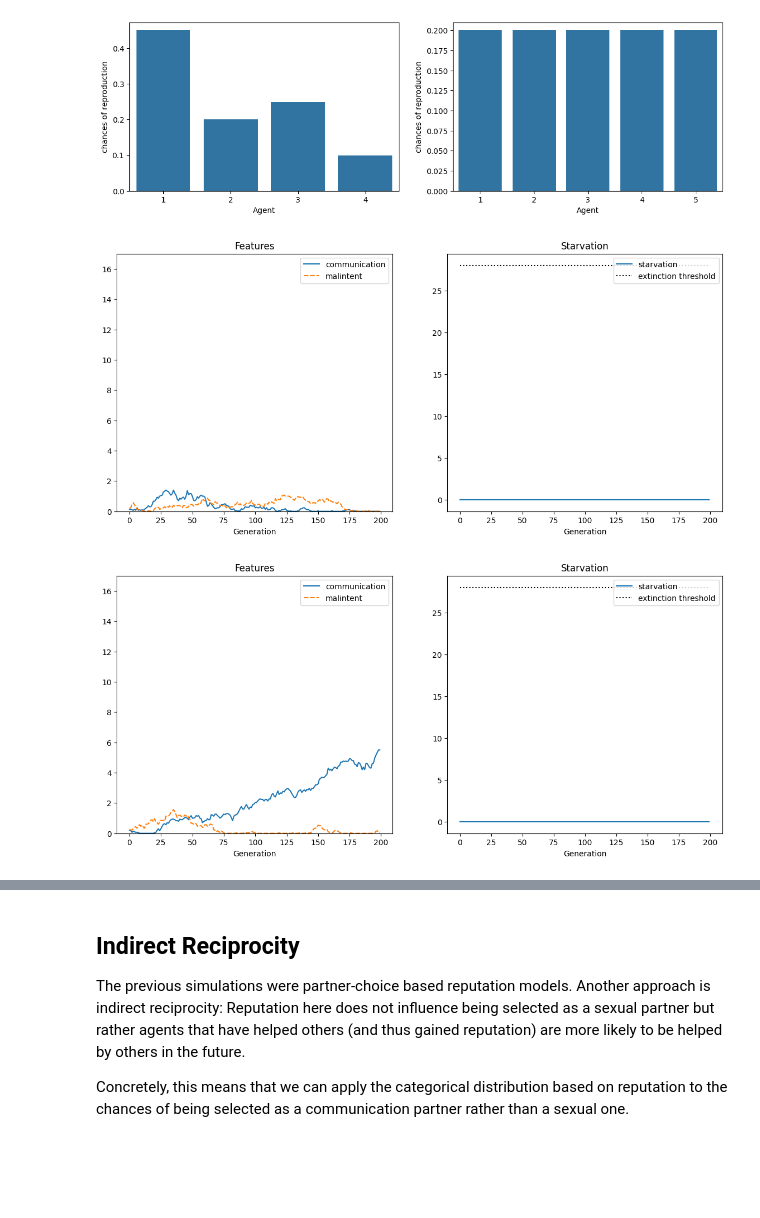
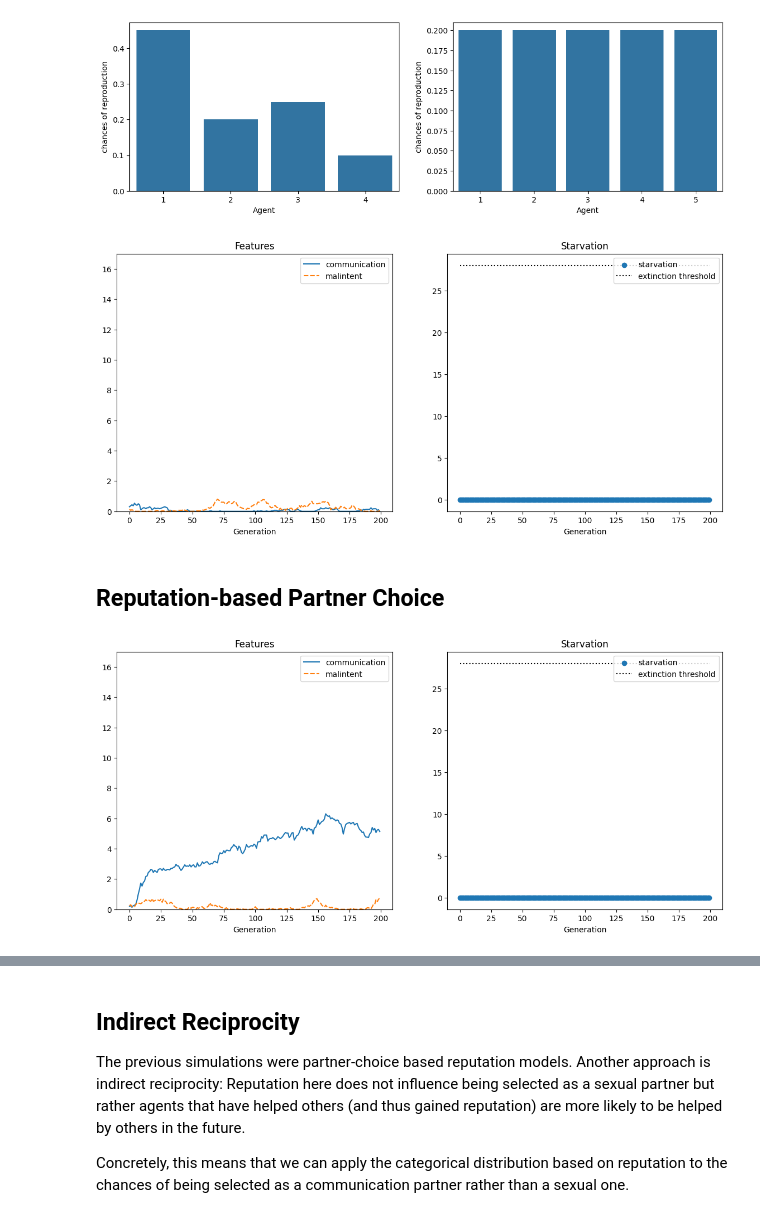
Before and after one commit to philipp-hellwig/evolution-cooperation, a Jupyter notebook: Agent_based_Model_Communication.ipynb, the cells around one changed output, grey strips where cells are left out. Cells and saved outputs as stored; diff of their text form; code cells hidden in the pictures; blank space fills up the shorter version.

Commit message:
exploration varying food opportunities

```diff
--- a/Agent_based_Model_Communication.ipynb
+++ b/Agent_based_Model_Communication.ipynb
@@ -32,7 +32,7 @@ class Agent():
     food_individual_consumption = 1.6
     food_sharing = 1.5
     food_stealing = 3
-    food_decay = 1.65
+    food_decay = 1.75
 
     # used to adjust class variables above
     @classmethod
@@ -310,7 +310,7 @@ def simulate_generation(num_food_opportunities: int, num_generations:int, popula
         features.loc[len(features.index)] = [
             np.mean(communication) if len(current_gen) > 0 else None,
             np.mean(malintent) if len(current_gen) > 0 else None,
-            (initial_generation_population_size-len(current_gen)),
+            (initial_generation_population_size-len(current_gen)) if len(current_gen) > 0 else None,
             ]
 
         # simulate reproduction with reputation:
@@ -324,7 +324,7 @@ def plot_simulation_stats(simulation_stats):
     _ = ax[0].set_xlabel("Generation")
     _ = ax[0].set_title("Features")
     _ = ax[0].set_ylim(0,17)
-    _ = ax[1].plot(simulation_stats["starvation"])
+    _ = ax[1].scatter(simulation_stats.index, simulation_stats["starvation"])
     _ = ax[1].set_xlabel("Generation")
     _ = ax[1].set_title("Starvation")
     _ = ax[1].hlines(28, 0, 200, color="black", linestyles="dotted")
@@ -332,16 +332,18 @@ def plot_simulation_stats(simulation_stats):
     plt.show()
 # %%
 # Simulation without Reproduction
-sim_no_reputation = simulate_generation(num_food_opportunities=30, num_generations=200, population_size=30, reputation_reproduction=False)
+sim_no_reputation = simulate_generation(num_food_opportunities=30, num_generations=200, population_size=30, reputation_reproduction=False, food_decay=1.65)
 plot_simulation_stats(sim_no_reputation)
 # %% [output]
-[figure, old version]
+[figure, new version]
+# %% [markdown]
+## Reputation-based Partner Choice
 # %%
 # Simulation with reputation-based reproduction
 sim_reputation = simulate_generation(num_food_opportunities=30, num_generations=200, population_size=30, reputation_reproduction=True)
 plot_simulation_stats(sim_reputation)
 # %% [output]
-[figure, old version]
+[figure, new version]
 # %%
 # Experimenting with different food_decays:
 
```
Also changed, not shown: parts of 13 cells of this notebook.
